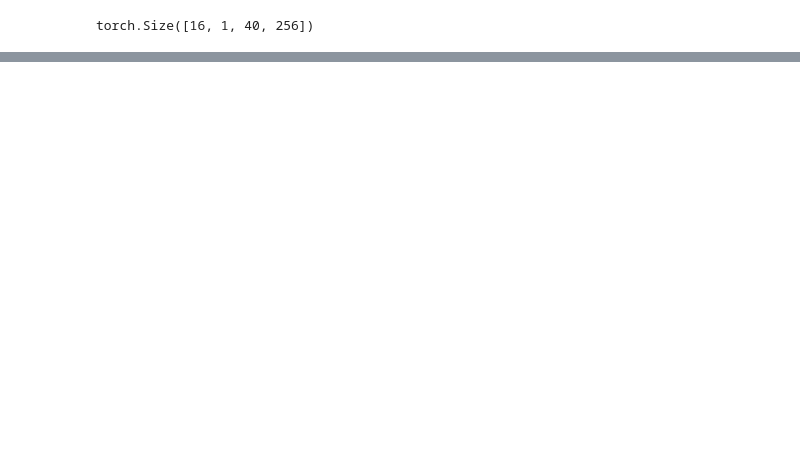
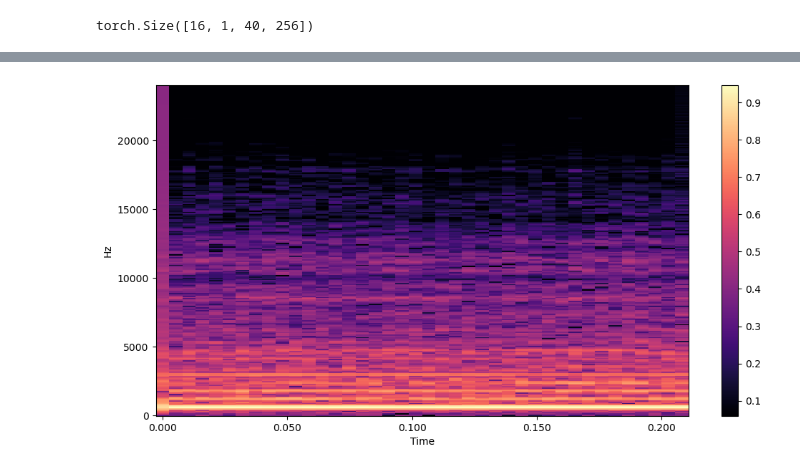
Before and after one commit to ihpar/ney_gtr, a Jupyter notebook: data_loader.ipynb, the cells around one changed output, grey strips where cells are left out. Saved outputs shown, nothing was run; the diff lists cells and outputs as text; code cells hidden in the pictures; blank space fills up the shorter version.

```diff
--- a/data_loader.ipynb
+++ b/data_loader.ipynb
@@ -227,0 +239,5 @@ plot_spectrogram(prediction, SR, HOP_LENGTH)
+# %%
+original = restore_predictions(torch.unsqueeze(ney_spectrograms_test[0], 0))
+plot_spectrogram(original, SR, HOP_LENGTH)
+# %% [output]
+[figure, added]
```
Also changed, not shown: parts of 7 cells of this notebook.
